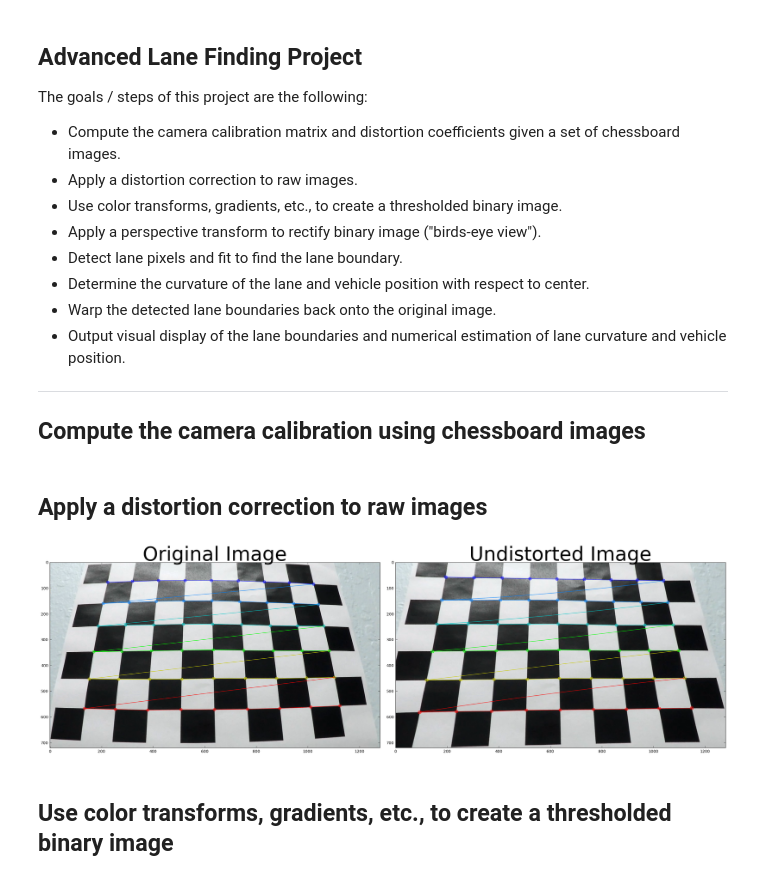
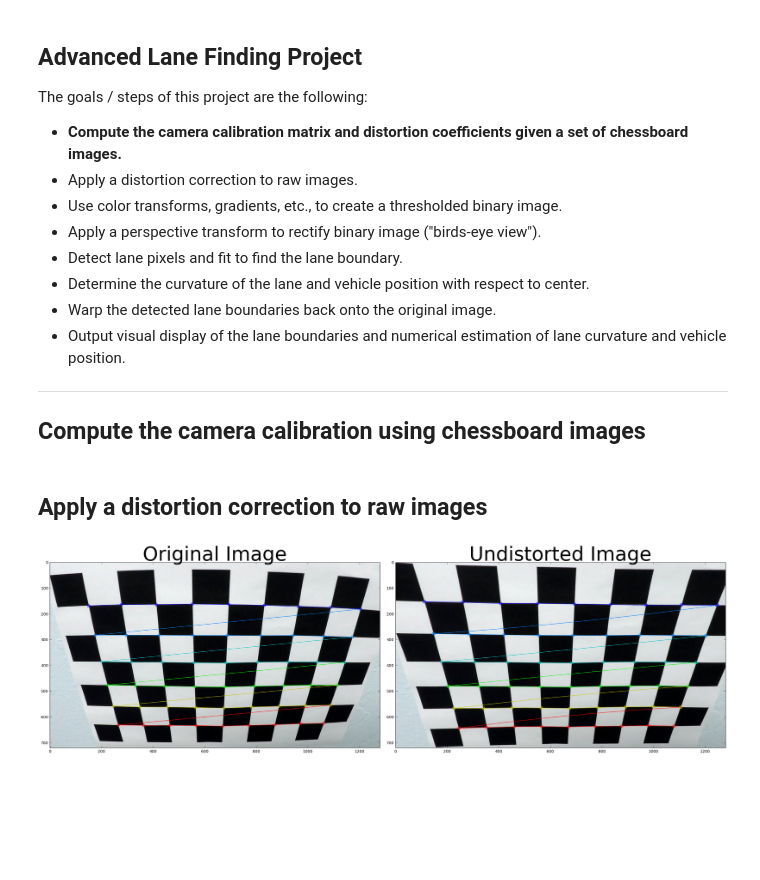
Before and after one commit to pmishra02138/CarND-Advanced-Lane-Lines, a Jupyter notebook: camera_cal.ipynb, the cells around one changed output. Cells and saved outputs as stored; diff of their text form; code cells hidden in the pictures; blank space fills up the shorter version.

```diff
--- a/camera_cal.ipynb
+++ b/camera_cal.ipynb
@@ -3,7 +3,7 @@
 
 The goals / steps of this project are the following:
 
-* Compute the camera calibration matrix and distortion coefficients given a set of chessboard images.
+*  **Compute the camera calibration matrix and distortion coefficients given a set of chessboard images.**
 * Apply a distortion correction to raw images.
 * Use color transforms, gradients, etc., to create a thresholded binary image.
 * Apply a perspective transform to rectify binary image ("birds-eye view").
@@ -56,29 +57,30 @@ for fname in images:
 # %%
 # Read in image, object points, and image points
 # and perform the camera calibration, image distortion correction and
 # return the undistorted image
 def cal_undistort(img, objpoints, imgpoints):
     gray = cv2.cvtColor(img,cv2.COLOR_BGR2GRAY)
     ret, corners = cv2.findChessboardCorners(gray, (9,6), None)
     img = cv2.drawChessboardCorners(img, (9,6), corners, ret)
     ret, mtx, dist, rvecs, tvecs = cv2.calibrateCamera(objpoints, imgpoints, gray.shape[::-1], None, None)
     undist = cv2.undistort(img, mtx, dist, None, mtx)
-    return undist
+    return undist, mtx, dist
 
 # Test on distorted image
 %matplotlib inline
 
-img = cv2.imread('camera_cal/calibration1.jpg')
-undistorted = cal_undistort(img, objpoints, imgpoints)
+img = cv2.imread('camera_cal/calibration2.jpg')
+undistorted, mtx, dist = cal_undistort(img, objpoints, imgpoints)
 
 f, (ax1, ax2) = plt.subplots(1, 2, figsize=(24, 9))
 f.tight_layout()
 ax1.imshow(img)
 ax1.set_title('Original Image', fontsize=50)
 ax2.imshow(undistorted)
 ax2.set_title('Undistorted Image', fontsize=50)
 plt.subplots_adjust(left=0., right=1, top=0.9, bottom=0.)
+
+# Save camera matrix and distortion coefficients
+pickle.dump( { 'mtx': mtx, 'dist': dist }, open('pickle_data/camera_cal.p', 'wb'))
 # %% [output]
-[figure, old version]
+[figure, new version]
-# %% [markdown]
-## Use color transforms, gradients, etc., to create a thresholded binary image
```
Also changed, not shown: parts of 1 cell of this notebook.
